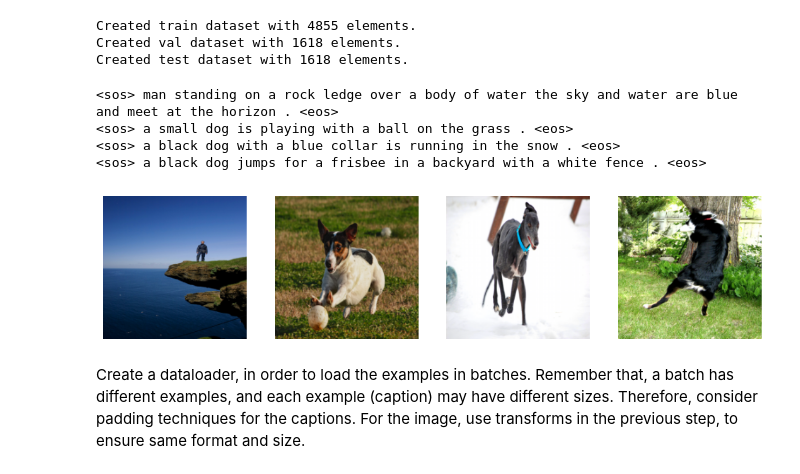
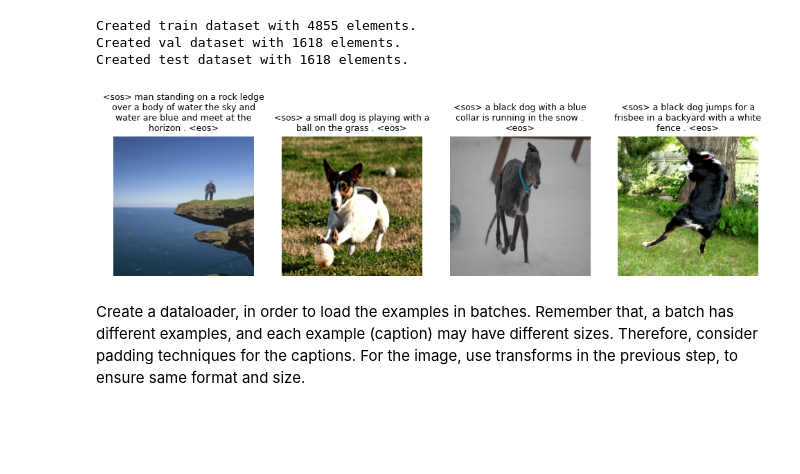
Before and after one commit to liviuflo/dnd-assignment2, a Jupyter notebook: DND_Assignment_2_24_25_1.ipynb, the cells around one changed output. Saved outputs shown, nothing was run; the diff lists cells and outputs as text; code cells hidden in the pictures; blank space fills up the shorter version.

```diff
--- a/DND_Assignment_2_24_25_1.ipynb
+++ b/DND_Assignment_2_24_25_1.ipynb
@@ -71,10 +71,11 @@ from matplotlib import pyplot as plt
 IMAGES_DIR = "dataset/Images"
 CAPTIONS_FILE_PATH = "dataset/captions.txt"
 
+PAD = "<pad>"
 UNK = "<unk>"
 SOS = "<sos>"
 EOS = "<eos>"
-VOCAB_SPECIALS = ["<pad>", UNK, SOS, EOS]
+VOCAB_SPECIALS = [PAD, UNK, SOS, EOS]
 
 
 def read_captions(captions_path) -> dict:
@@ -211,6 +212,8 @@ Created test dataset with 1618 elements.
 import random
 
 import numpy as np
+
+from textwrap import wrap
 
 random.seed(0)
 
@@ -234,38 +237,34 @@ def denormalize(tensor, mean=NORM_MEAN, std=NORM_STD):
         std = [std]
 
     mean = torch.tensor(mean).view(-1, 1, 1)
     std = torch.tensor(std).view(-1, 1, 1)
 
     return tensor * std + mean
 
 
 def decode_caption(caption: torch.Tensor, vocab: torchtext.vocab.Vocab):
     words = [vocab.get_itos()[token] for token in caption.tolist()]
     return " ".join(words)
 
 
 def visualize_dataset(ds: Dataset, wanted_images=4):
     f, axs = plt.subplots(1, wanted_images)
     f.set_figwidth(3 * wanted_images)
     sample_ids = random.sample(list(range(len(ds))), k=wanted_images)
     for i, sample_id in enumerate(sample_ids):
         image_tensor, caption = ds[sample_id]
         image = denormalize(image_tensor).numpy()
         image = np.transpose(image, (1, 2, 0))
         image[image > 1] = 1
         text = decode_caption(caption, ds.vocab)
-        print(text)
 
         axs[i].imshow(image)
         axs[i].axis("off")
+        axs[i].set_title("\n".join(wrap(text, width=35)), fontsize=9)
 
 
 visualize_dataset(train_dataset)
 # %% [output]
-<sos> man standing on a rock ledge over a body of water the sky and water are blue and meet at the horizon . <eos>
-<sos> a small dog is playing with a ball on the grass . <eos>
-<sos> a black dog with a blue collar is running in the snow . <eos>
-<sos> a black dog jumps for a frisbee in a backyard with a white fence . <eos>
-[figure, old version]
+[figure, new version]
 # %% [markdown]
 Create a dataloader, in order to load the examples in batches. Remember that, a batch has different examples, and each example (caption) may have different sizes. Therefore, consider padding techniques for the captions. For the image, use transforms in the previous step, to ensure same format and size.
```
Also changed, not shown: parts of 3 cells of this notebook.
